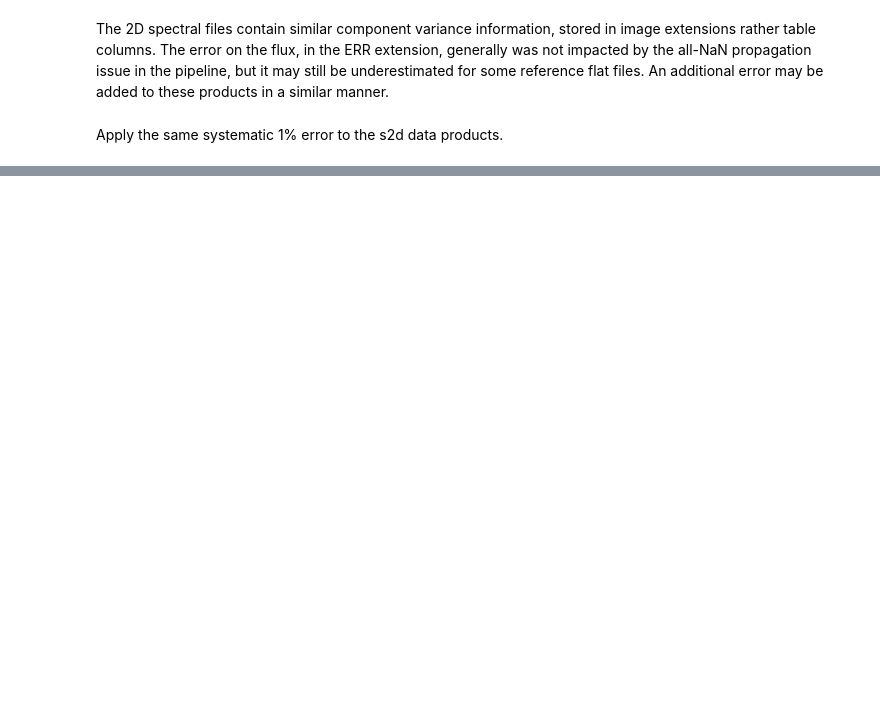
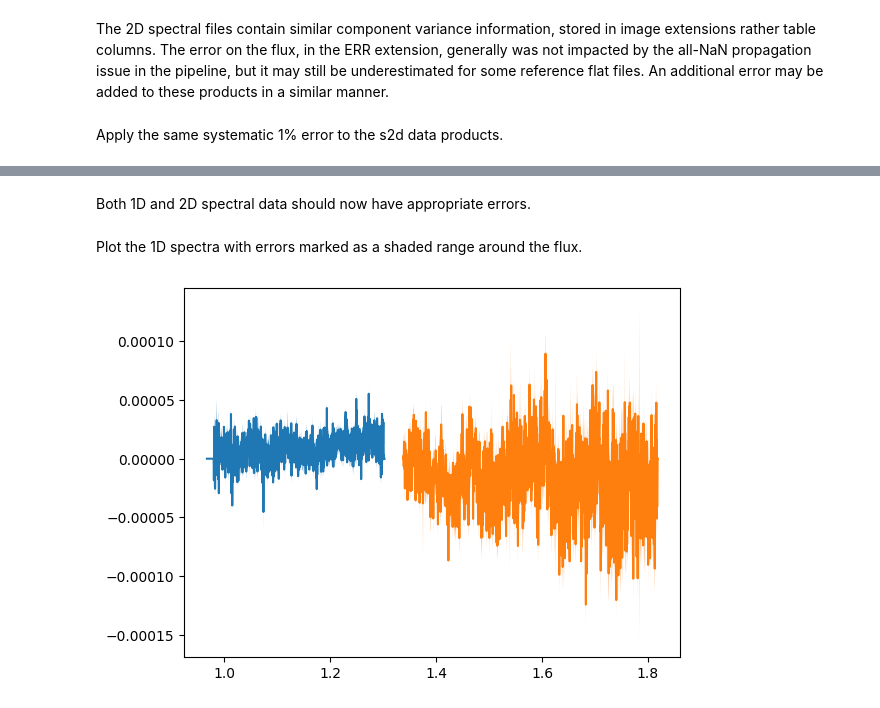
Before and after one commit to spacetelescope/jwst-caveat-examples, a Jupyter notebook: NIRSpec/nrs_spectral_error_nan_workaround.ipynb, the cells around one changed output, grey strips where cells are left out. Cells and saved outputs as stored; diff of their text form; code cells hidden in the pictures; blank space fills up the shorter version.

Commit message:
Add s2d error update

```diff
--- a/NIRSpec/nrs_spectral_error_nan_workaround.ipynb
+++ b/NIRSpec/nrs_spectral_error_nan_workaround.ipynb
@@ -120,0 +221,14 @@ for name in s2d_names:
+# %% [markdown]
+Both 1D and 2D spectral data should now have appropriate errors.
+# %% [markdown]
+Plot the 1D spectra with errors marked as a shaded range around the flux.
+# %%
+for i, name in enumerate(x1d_names):
+    with fits.open(name) as hdulist:
+        data = hdulist['extract1d'].data
+        line2d = plt.plot(data['WAVELENGTH'], data['FLUX'])
+        error_range = plt.fill_between(data['WAVELENGTH'],
+                                       data['FLUX'] - data['FLUX_ERROR'],
+                                       data['FLUX'] + data['FLUX_ERROR'])
+# %% [output]
+[figure, added]
```
Also changed, not shown: parts of 4 cells of this notebook.
